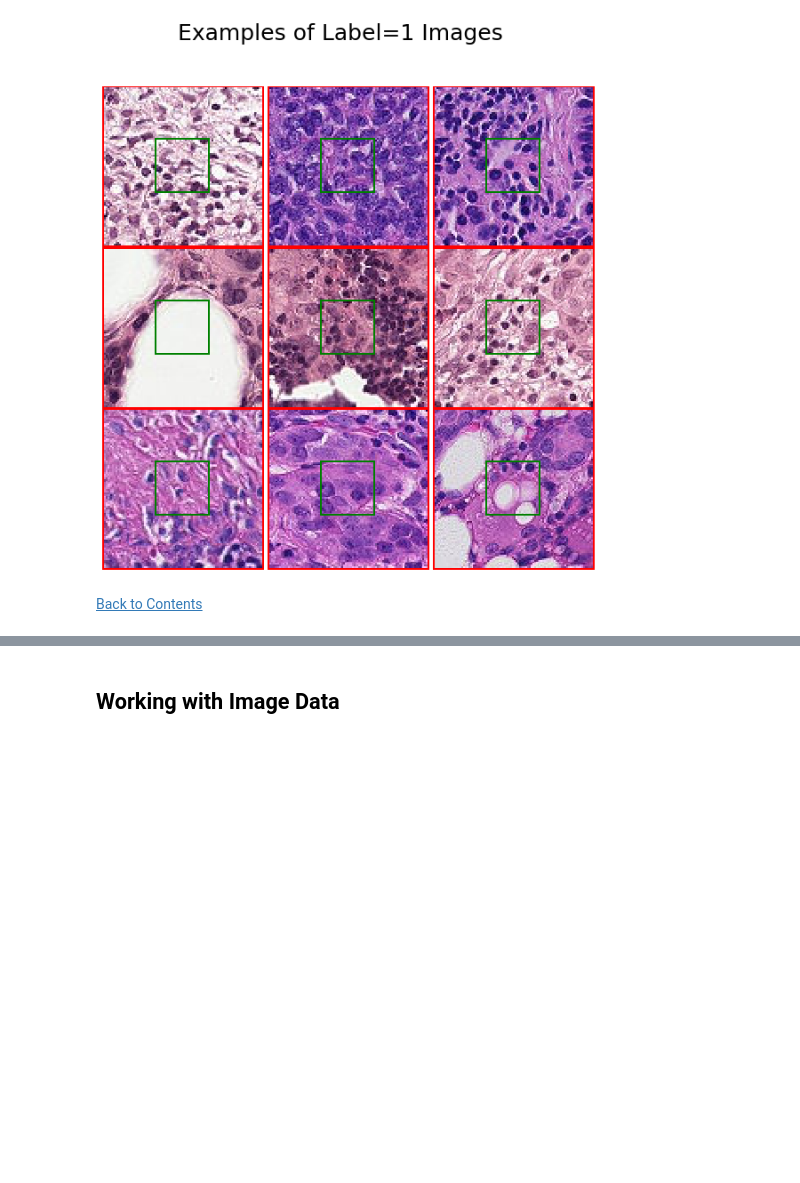
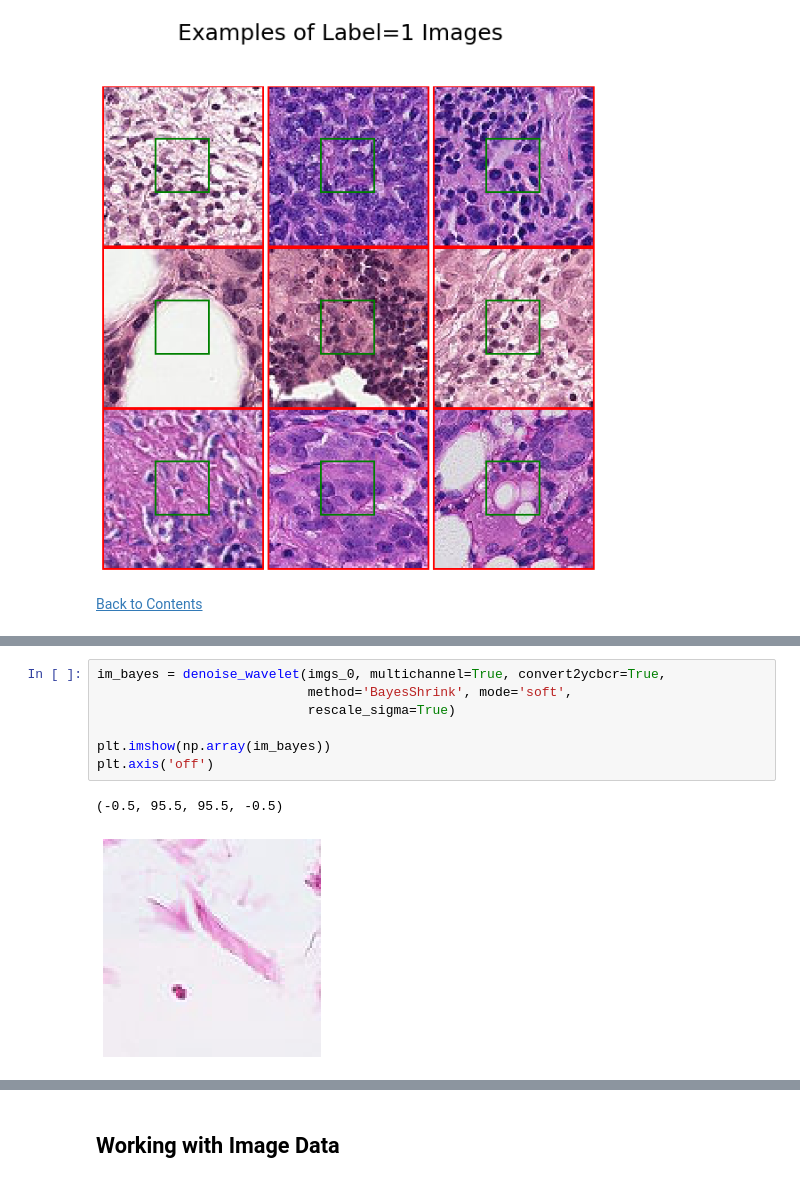
Before and after one commit to alessiot/Histopathologic-Cancer-Detection, a Jupyter notebook: Histopathologic Cancer Detection.ipynb, the cells around one changed output, grey strips where cells are left out. Drawn from its saved outputs; the diff is of its cells as text; blank space fills up the shorter version.

```diff
--- a/Histopathologic Cancer Detection.ipynb
+++ b/Histopathologic Cancer Detection.ipynb
@@ -138,0 +175,10 @@ plot_images(1)
+# %%
+im_bayes = denoise_wavelet(imgs_0, multichannel=True, convert2ycbcr=True,
+                           method='BayesShrink', mode='soft',
+                           rescale_sigma=True)
+
+plt.imshow(np.array(im_bayes))
+plt.axis('off')
+# %% [output]
+(-0.5, 95.5, 95.5, -0.5)
+[figure, added]
```
Also changed, not shown: parts of 28 cells of this notebook.
